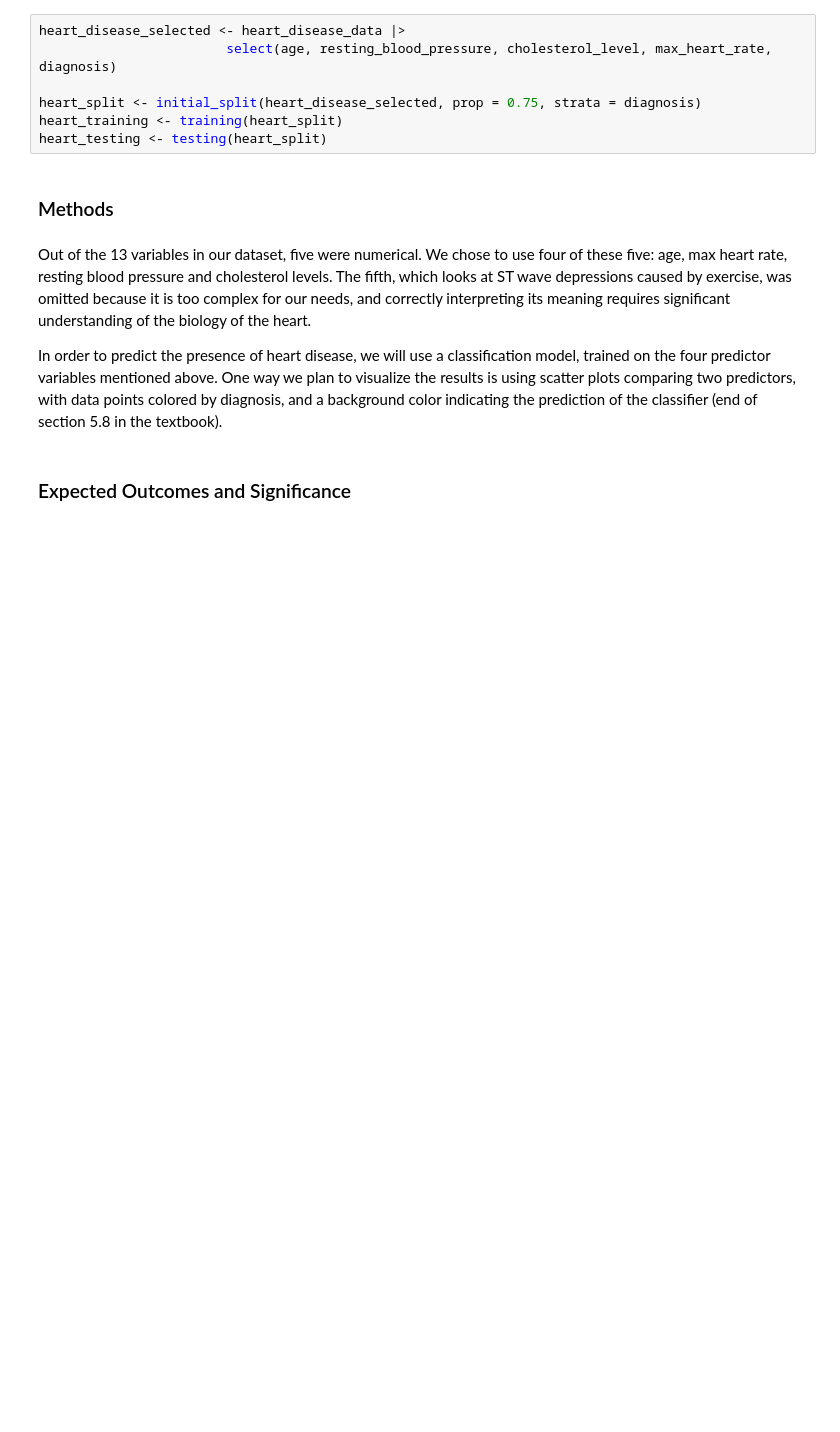
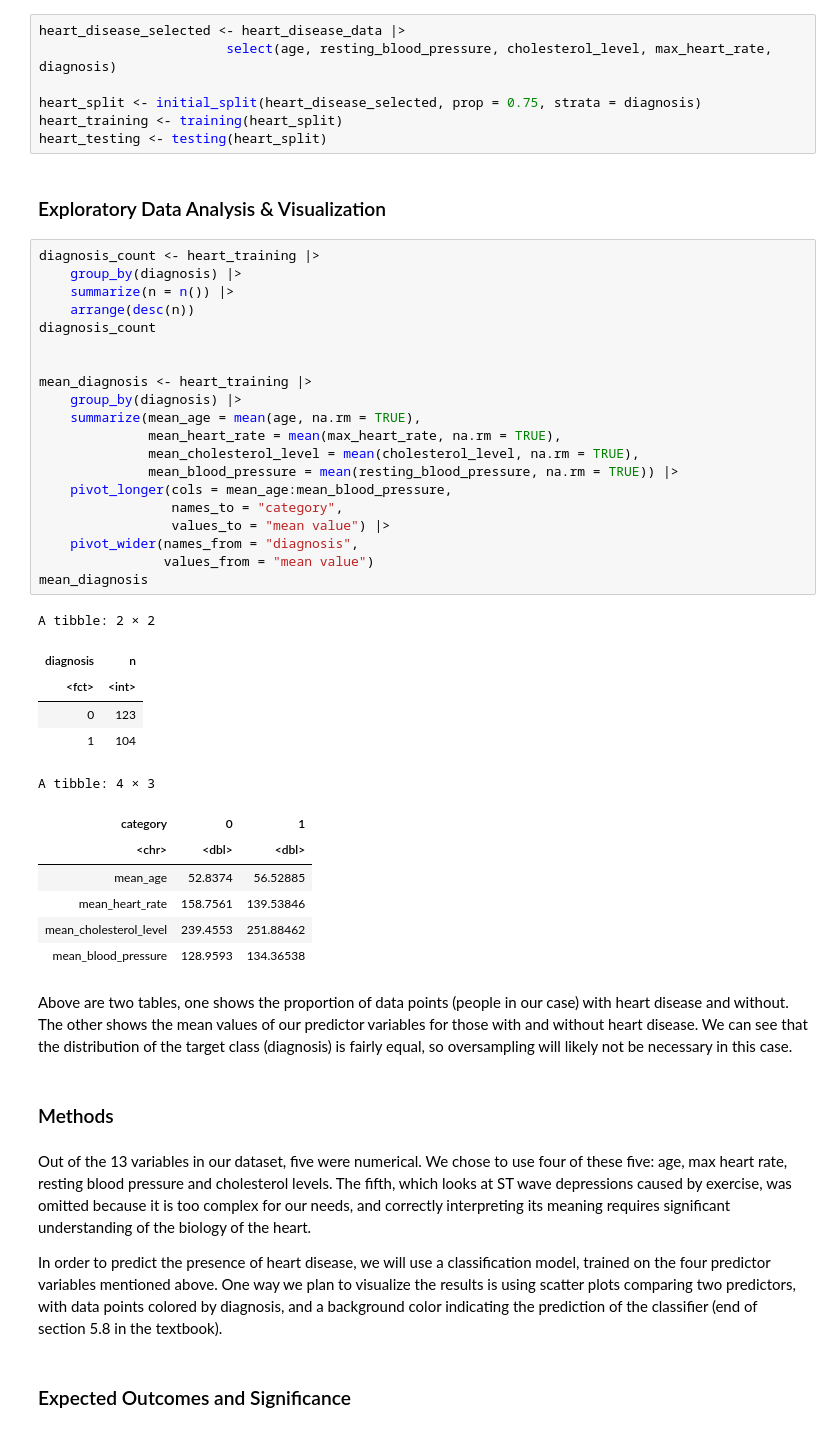
Before and after one commit to wswang98/dsci100-GroupProject, a Jupyter notebook: final-project-proposal.ipynb, the cells around one changed output. Cells and saved outputs as stored; diff of their text form; blank space fills up the shorter version.

```diff
--- a/final-project-proposal.ipynb
+++ b/final-project-proposal.ipynb
@@ -90,6 +91,43 @@ heart_disease_selected <- heart_disease_data |>
 heart_split <- initial_split(heart_disease_selected, prop = 0.75, strata = diagnosis)
 heart_training <- training(heart_split)
 heart_testing <- testing(heart_split)
+# %% [markdown]
+### Exploratory Data Analysis & Visualization
+# %%
+diagnosis_count <- heart_training |>
+    group_by(diagnosis) |>
+    summarize(n = n()) |>
+    arrange(desc(n))
+diagnosis_count
+
+
+mean_diagnosis <- heart_training |>
+    group_by(diagnosis) |>
+    summarize(mean_age = mean(age, na.rm = TRUE),
+              mean_heart_rate = mean(max_heart_rate, na.rm = TRUE),
+              mean_cholesterol_level = mean(cholesterol_level, na.rm = TRUE),
+              mean_blood_pressure = mean(resting_blood_pressure, na.rm = TRUE)) |>
+    pivot_longer(cols = mean_age:mean_blood_pressure,
+                 names_to = "category",
+                 values_to = "mean value") |>
+    pivot_wider(names_from = "diagnosis",
+                values_from = "mean value")
+mean_diagnosis
+# %% [output]
+A tibble: 2 × 2
+| diagnosis | n |
+| <fct> | <int> |
+| 0 | 123 |
+| 1 | 104 |
+A tibble: 4 × 3
+| category | 0 | 1 |
+| <chr> | <dbl> | <dbl> |
+| mean_age | 52.8374 | 56.52885 |
+| mean_heart_rate | 158.7561 | 139.53846 |
+| mean_cholesterol_level | 239.4553 | 251.88462 |
+| mean_blood_pressure | 128.9593 | 134.36538 |
+# %% [markdown]
+Above are two tables, one shows the proportion of data points (people in our case) with heart disease and without. The other shows the mean values of our predictor variables for those with and without heart disease. We can see that the distribution of the target class (diagnosis) is fairly equal, so oversampling will likely not be necessary in this case.
 # %% [markdown]
 ### Methods
 # %% [markdown]
```
Also changed, not shown: parts of 5 cells of this notebook, 1 other file.
